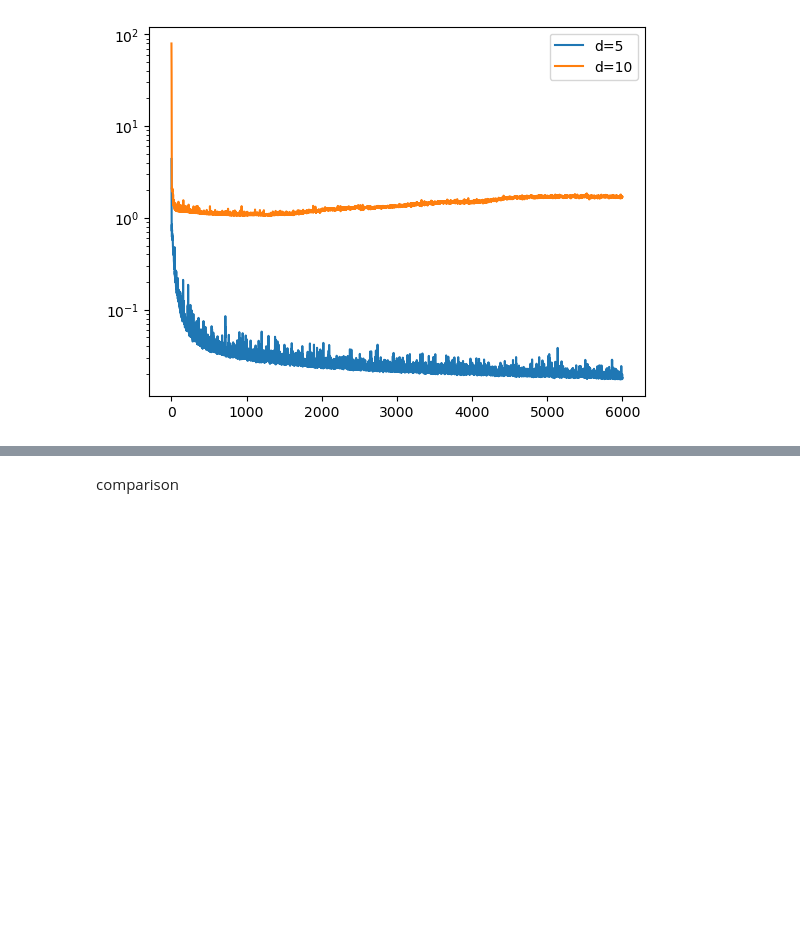
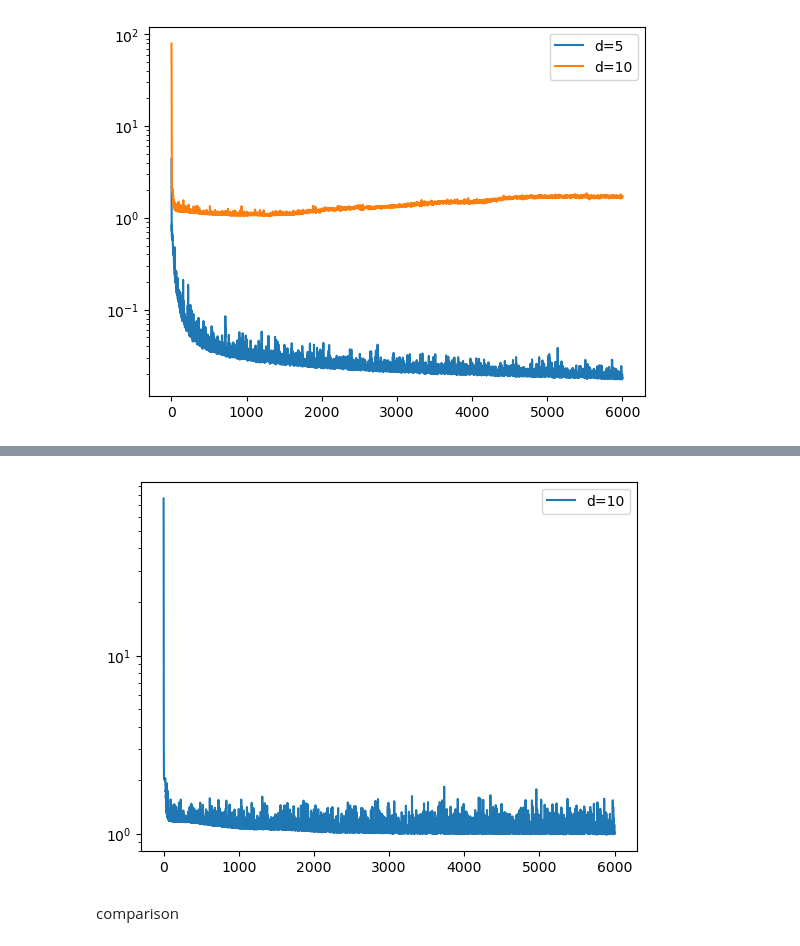
Before and after one commit to ZZZhyEva/Multi-Layer-Kernel-Machine, a Jupyter notebook: Numerical Examples/Simulation_Examples/Example4.ipynb, the cells around one changed output, grey strips where cells are left out. Saved outputs shown, nothing was run; the diff lists cells and outputs as text; code cells hidden in the pictures; blank space fills up the shorter version.

```diff
--- a/Numerical Examples/Simulation_Examples/Example4.ipynb
+++ b/Numerical Examples/Simulation_Examples/Example4.ipynb
@@ -883,3 +883,99 @@ epoch 1000
 Model fitted in 204.849 s
 Train loss: 3.7947e-01, Test loss: 1.6869e+00
 [figure]
+# %%
+#initialize
+def init_weights(m):
+    if type(m) == nn.Conv2d:
+        torch.nn.init.normal_(m.weight,mean=0,std=0.5)
+    if type(m) == nn.Linear:
+        torch.nn.init.uniform_(m.weight,a=-0.1,b=0)
+        m.bias.data.fill_(0.01)
+
+### data
+n=1000
+plist=[10]
+losslist=[]
+for p in plist:
+    rff0=RandomFourierFeature(p,10,kernel='G',gamma=0.5)
+    rff1=RandomFourierFeature(10,10,kernel='G',gamma=1)
+    rff2=RandomFourierFeature(10,10,kernel='G',gamma=2)
+    rff3=RandomFourierFeature(10,10,kernel='G',gamma=4)
+
+    class ResidualBlock(nn.Module):
+        def __init__(self,infeatures,outfeatures,rff):
+            super(ResidualBlock,self).__init__()
+            self.infeatures = infeatures
+            self.outfeatures = outfeatures
+            self.rff=rff
+
+            self.fc1 = nn.Linear(infeatures,outfeatures)
+            self.fc2 = nn.Linear(outfeatures,outfeatures)
+
+        def forward(self, x):
+            rff=self.rff
+            x = self.fc1(x)
+            y = rff.transform(x)
+            y = self.fc2(y)
+            return x+y
+
+    class ResKernelNet(nn.Module):
+        def __init__(self):
+            super(ResKernelNet, self).__init__()
+            self.rblock1 = ResidualBlock(10,10,rff1)
+            self.rblock2 = ResidualBlock(10,10,rff2)
+            self.rblock3 = ResidualBlock(10,10,rff3)
+            self.fc4 =nn.Linear(10,1)
+
+        def forward(self, x):
+            x = rff0.transform(x)
+            x = self.rblock1(x)
+            x = self.rblock2(x)
+            x = self.rblock3(x)
+            return self.fc4(x)
+
+
+    print("d={:d}".format(p))
+    np.random.seed(0)
+    data = np.random.uniform(0,1, (n,p)) #n points
+    y=np.zeros(n)
+    for i in range(n):
+        for j in range(min(p,10)):
+            y[i]=y[i]+data[i][j]+2*np.exp(-16*data[i][j]**2)
+
+
+    train_x=data
+    train_y=y
+    nntrain_x = torch.from_numpy(train_x).float()
+    nntrain_y = torch.squeeze(torch.from_numpy(train_y).float())
+
+    np.random.seed(1)
+    test_x = np.random.uniform(0,1, (n,p)) #n points
+    test_y=np.zeros(n)
+    for i in range(n):
+        for j in range(min(p,10)):
+            test_y[i]=test_y[i]+test_x[i][j]+2*np.exp(-16*test_x[i][j]**2)
+
+
+    train_loader = DataLoader(mydataset(nntrain_x, nntrain_y),batch_size=100, shuffle=True)
+
+
+    device = torch.device("cuda:0" if torch.cuda.is_available() else "cpu")
+    net = ResKernelNet()
+    net = net.to(device)
+    torch.manual_seed(0)
+    net.apply(init_weights)
+    criterion=nn.MSELoss()
+    optimizer=optim.SGD(net.parameters(),lr=1e-3,momentum=0.9,weight_decay=5e-2) #optim.Adam(...)
+
+    reskernel_model=MultilayerFitting(net,device,train_loader, 6000, criterion, optimizer,4000)
+    reskernel_trainloss,reskernel_testloss,prediction=reskernel_model.fitting(train_x,train_y,test_x,test_y)
+    print('Train loss: {:.4e}, Test loss: {:.4e}'.format(kernelnn_trainloss[-1],reskernel_testloss[-1]))
+    losslist.append(reskernel_testloss[-1])
+    plt.plot(reskernel_testloss,label="d={:d}".format(p))
+    plt.yscale('log')
+
+plt.legend()
+plt.show()
+mse_result['RKM'][3:]=losslist
+# %% [output]
@@ -886,3 +999,4 @@ Train loss: 3.7947e-01, Test loss: 1.6869e+00
+[figure, added]
 # %% [markdown]
 comparison
 # %%
```
Also changed, not shown: parts of 2 cells of this notebook.
